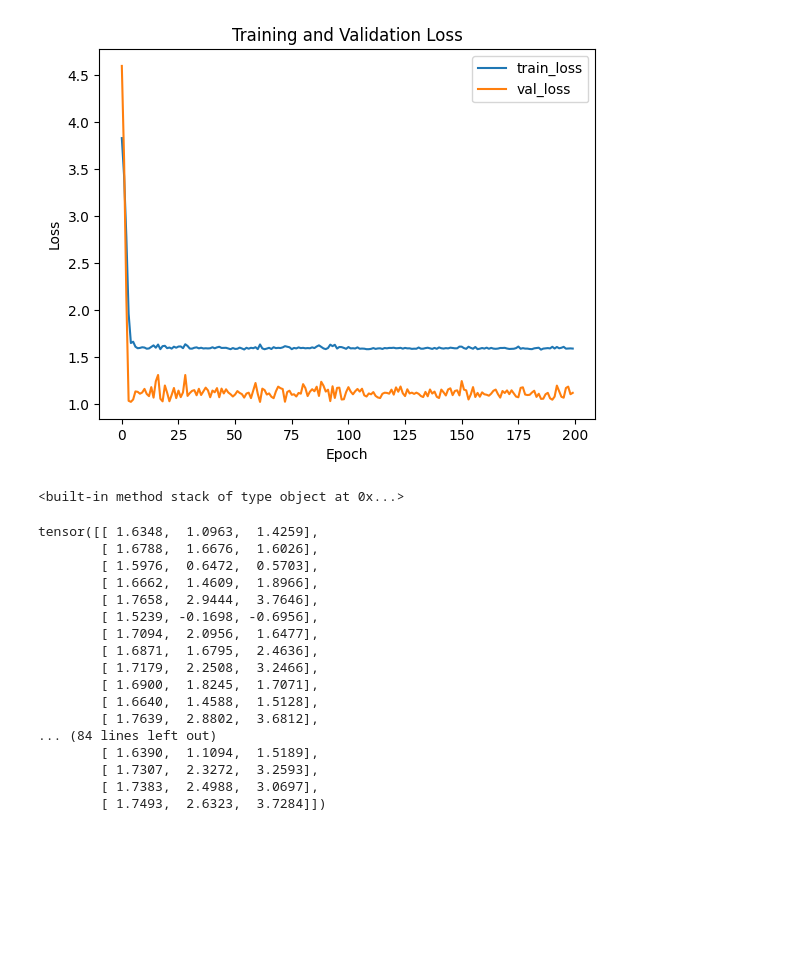
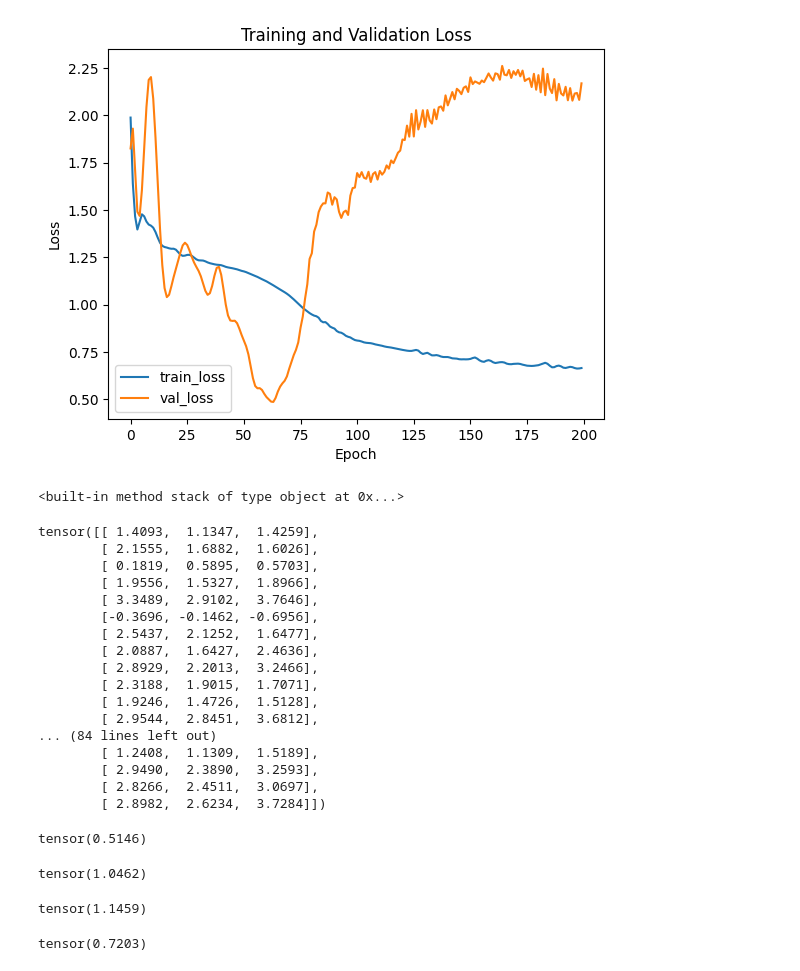
Before and after one commit to pop756/Quantum_KAN, a Jupyter notebook: Real_backend.ipynb, the cells around one changed output. Cells and saved outputs as stored; diff of their text form; code cells hidden in the pictures; blank space fills up the shorter version.

```diff
--- a/Real_backend.ipynb
+++ b/Real_backend.ipynb
@@ -25,4 +132,4 @@ Successfully installed PyJWT-2.8.0 appdirs-1.4.4 arraylias-0.1.1 autoray-0.6.12
 #setting
 optimization_level = 0
 resilience_level = 1
-l = 2
+l = 3
@@ -139,5 +142,5 @@ service = QiskitRuntimeService(channel='ibm_quantum',
     instance='ibm-q-skku/skku/skku-students',
     token = '06f802eeac992c43c4106753d7c5fc31414a13eb7d91c99d67fb49cc50569e5b4b011f20c71b9607a07cb43ecc7044557c699022db91d1685ba4c886d5886854')
 
-backend_name = 'ibm_nazca'
+backend_name = 'ibm_sherbrooke'
 backend_error = service.backend(backend_name)
@@ -244,7 +230,7 @@ def update_ecr(l,init_list,backend):
     duration = round(pulse_copy.instructions[0][1].pulse.duration/32*l)*16
     width = round(pulse_copy.instructions[0][1].pulse._params['width']/32*l)*16
     x_duration = pulse_copy.instructions[2][1].pulse.duration
-    sigma = round(pulse_copy.instructions[0][1].pulse._params['sigma']/32)*16
+    sigma = round(pulse_copy.instructions[0][1].pulse._params['sigma']/32*l)*16
     for j in range(2):
       pulse_copy = copy.deepcopy(pulse_schedule)
       pulse_input_x_1 = pulse_copy.instructions[0][1]
@@ -458,7 +458,7 @@ train_label = torch.tensor(np.array([result.data.evs for result in job_train.res
 validation_label = torch.tensor(np.array([result.data.evs for result in job_valid.result()]),dtype=torch.float32)
 # %%
 import torch
-l_list = [1,1.5,2,2.5,3]
+l_list = [1,2,3]
 train_set = []
 valid_set = []
 
@@ -493,7 +493,7 @@ from kan import KAN
 class Model(nn.Module):
     def __init__(self):
         super(Model, self).__init__()
-        self.KAN = KAN([5,3,1],grid=1)
+        self.KAN = KAN([3,1,1],grid=1)
     def forward(self, x):
         output = self.KAN(x)
         #output = nn.Sigmoid()(output)
@@ -504,14 +504,14 @@ class Model(nn.Module):
 # 데이터셋 및 데이터로더
 train_dataset = TensorDataset(torch.tensor(train_data), torch.tensor(train_label))
 validation_dataset = TensorDataset(torch.tensor(validation_data), torch.tensor(validation_label))
-train_loader = DataLoader(train_dataset, batch_size=10, shuffle=True)
-validation_loader = DataLoader(validation_dataset, batch_size=10, shuffle=False)
+train_loader = DataLoader(train_dataset, batch_size=100, shuffle=True)
+validation_loader = DataLoader(validation_dataset, batch_size=100, shuffle=False)
 
 # MLP 모델 정의
 class MLP(nn.Module):
     def __init__(self):
         super(MLP, self).__init__()
-        self.layer1 = nn.Linear(5, 64)
+        self.layer1 = nn.Linear(3, 64)
         self.layer2 = nn.Linear(64, 64)
         self.output = nn.Linear(64, 1)
         self.relu = nn.ReLU()
@@ -539,10 +539,10 @@ class LSTMModel(nn.Module):
         return out
 
 # 모델 초기화
-model = LSTMModel(1,64,1)
+model = Model()
 # 손실 함수 및 옵티마이저
 criterion = nn.MSELoss()
-optimizer = optim.Adam(model.parameters(), lr=0.001)
+optimizer = optim.Adam(model.parameters(), lr=0.05)
 
 # 모델 학습
 num_epochs = 200
@@ -610,28 +610,44 @@ Epoch 200/200, Training Loss: 1.5923828065395356, Validation Loss: 1.12197281718
-[figure, old version]
+[figure, new version]
 <built-in method stack of type object at 0x...>
 # %%
 with torch.no_grad():
     validation_inputs = torch.tensor(validation_data)
     predictions = torch.squeeze(model(validation_inputs))
-    print(torch.stack([predictions,validation_data[:,0],validation_label],dim=1))
+    print(torch.stack([predictions,validation_data[:,0],validation_data[:,1],validation_label],dim=1))
 # %% [output]
-tensor([[ 1.6348,  1.0963,  1.4259],
-        [ 1.6788,  1.6676,  1.6026],
-        [ 1.5976,  0.6472,  0.5703],
-        [ 1.6662,  1.4609,  1.8966],
-        [ 1.7658,  2.9444,  3.7646],
-        [ 1.5239, -0.1698, -0.6956],
-        [ 1.7094,  2.0956,  1.6477],
-        [ 1.6871,  1.6795,  2.4636],
-        [ 1.7179,  2.2508,  3.2466],
-        [ 1.6900,  1.8245,  1.7071],
-        [ 1.6640,  1.4588,  1.5128],
-        [ 1.7639,  2.8802,  3.6812],
+tensor([[ 1.4093,  1.1347,  1.4259],
+        [ 2.1555,  1.6882,  1.6026],
+        [ 0.1819,  0.5895,  0.5703],
+        [ 1.9556,  1.5327,  1.8966],
+        [ 3.3489,  2.9102,  3.7646],
+        [-0.3696, -0.1462, -0.6956],
+        [ 2.5437,  2.1252,  1.6477],
+        [ 2.0887,  1.6427,  2.4636],
+        [ 2.8929,  2.2013,  3.2466],
+        [ 2.3188,  1.9015,  1.7071],
+        [ 1.9246,  1.4726,  1.5128],
+        [ 2.9544,  2.8451,  3.6812],
 ... (84 lines left out)
-        [ 1.6390,  1.1094,  1.5189],
-        [ 1.7307,  2.3272,  3.2593],
-        [ 1.7383,  2.4988,  3.0697],
-        [ 1.7493,  2.6323,  3.7284]])
+        [ 1.2408,  1.1309,  1.5189],
+        [ 2.9490,  2.3890,  3.2593],
+        [ 2.8266,  2.4511,  3.0697],
+        [ 2.8982,  2.6234,  3.7284]])
+# %%
+torch.nn.L1Loss()(validation_data[:,0],validation_label)
+# %% [output]
+tensor(0.5146)
+# %%
+torch.nn.L1Loss()(predictions,validation_label)
+# %% [output]
+tensor(1.0462)
+# %%
+torch.nn.L1Loss()(train_data[:,0],train_label)
+# %% [output]
+tensor(1.1459)
+# %%
+torch.nn.L1Loss()(train_data[:,1],train_label)
+# %% [output]
+tensor(0.7203)
 # %%
 with torch.no_grad():
     validation_inputs = torch.tensor(train_data)
```
Also changed, not shown: parts of 20 cells of this notebook.
